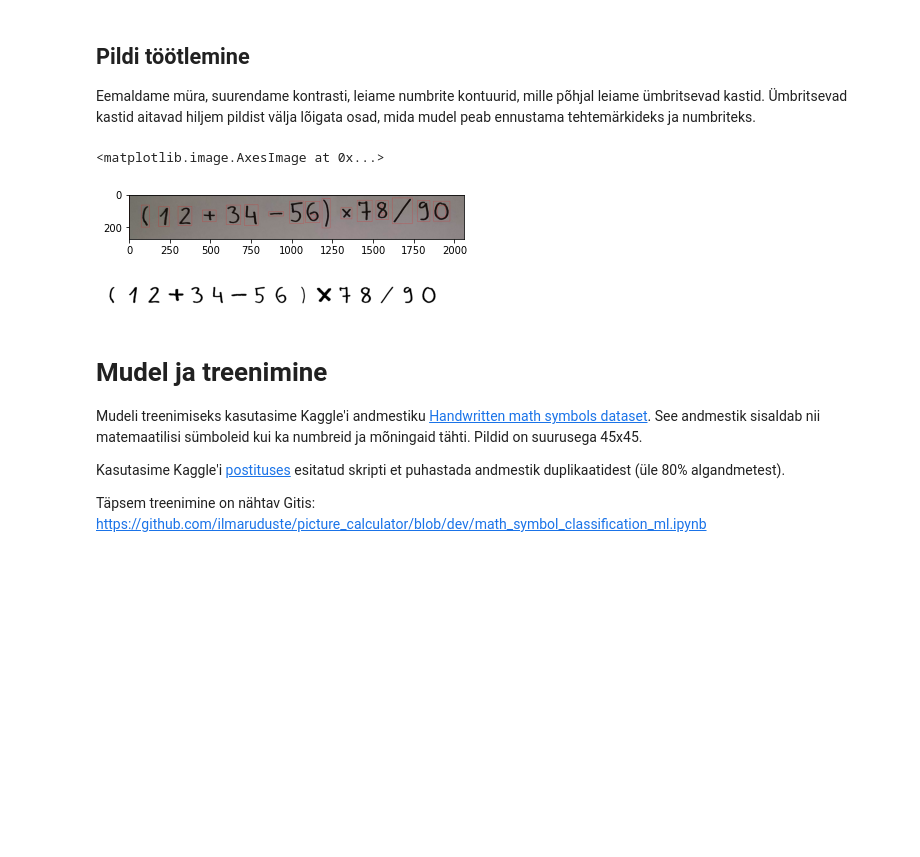
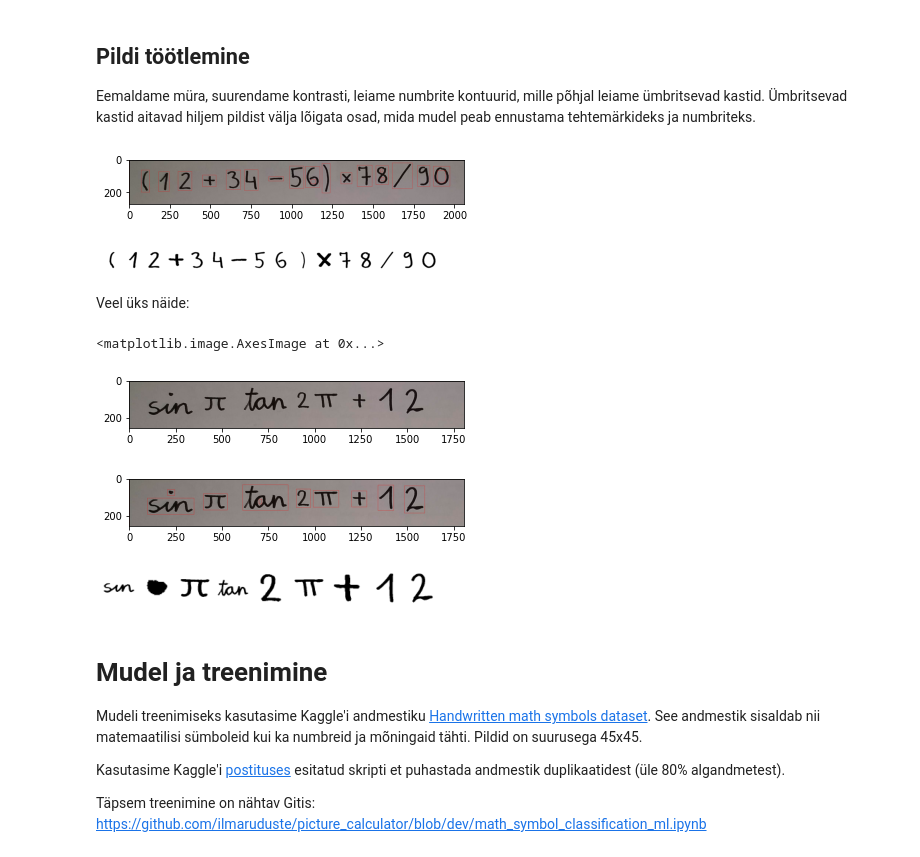
Before and after one commit to ilmaruduste/picture_calculator, a Jupyter notebook: main_colab.ipynb, the cells around one changed output. Saved outputs shown, nothing was run; the diff lists cells and outputs as text; code cells hidden in the pictures; blank space fills up the shorter version.

Commit message:
täiendasin colabi veel ühe pilditöötluse näitega

```diff
--- a/main_colab.ipynb
+++ b/main_colab.ipynb
@@ -112,36 +112,38 @@ plt.imshow(img)
 Eemaldame müra, suurendame kontrasti, leiame numbrite kontuurid, mille põhjal leiame ümbritsevad kastid.
 Ümbritsevad kastid aitavad hiljem pildist välja lõigata osad, mida mudel peab ennustama tehtemärkideks ja numbriteks.
 # %%
-img = cv2.imread(filename)
+def pildi_tootlus(img):
+  img_gray = cv2.cvtColor(img, cv2.COLOR_BGR2GRAY)
 
-img_gray = cv2.cvtColor(img, cv2.COLOR_BGR2GRAY)
+  #blurimine vajalik et eemaldada müra
+  blur_img = cv2.GaussianBlur(img_gray,(5,5),0)
+  #thresholdimisega teeme hallist taustast valge ja tekstist musta
+  ret, thresh = cv2.threshold(blur_img,0,255,cv2.THRESH_BINARY+cv2.THRESH_OTSU)
 
-#blurimine vajalik et eemaldada müra
-blur_img = cv2.GaussianBlur(img_gray,(5,5),0)
-#thresholdimisega teeme hallist taustast valge ja tekstist musta
-ret, thresh = cv2.threshold(blur_img,0,255,cv2.THRESH_BINARY+cv2.THRESH_OTSU)
+  # paksendan jooni kõvasti, et lähedalolevad sümbolid (nt võrdusmärgid) muutuksid üheks
+  kernel = np.ones((13,13),np.uint8)
+  thresh_dilate = cv2.erode(thresh, kernel, iterations=1)
 
-# paksendan jooni kõvasti, et lähedalolevad sümbolid (nt võrdusmärgid) muutuksid üheks
-kernel = np.ones((13,13),np.uint8)
-thresh_dilate = cv2.erode(thresh, kernel, iterations=1)
+  contours,hierarchy = cv2.findContours(thresh_dilate, cv2.RETR_LIST, cv2.CHAIN_APPROX_SIMPLE)
+  # contours,hierarchy = cv2.findContours(thresh, cv2.RETR_LIST, cv2.CHAIN_APPROX_SIMPLE)
+  boxed_img = img.copy()
+  joined_boxes = []
+  for cnt in contours:
+      x,y,w,h = cv2.boundingRect(cnt)
+      # kui kast ei ole terve pildi suurune siis lisame jälgitavasse
+      if w < img_gray.shape[1] and h < img_gray.shape[0]:
+          joined_boxes.append([x,y,w,h])
+      boxed_img = cv2.rectangle(boxed_img,(x,y),(x+w,y+h),(255,0,0),1)
 
-contours,hierarchy = cv2.findContours(thresh_dilate, cv2.RETR_LIST, cv2.CHAIN_APPROX_SIMPLE)
-# contours,hierarchy = cv2.findContours(thresh, cv2.RETR_LIST, cv2.CHAIN_APPROX_SIMPLE)
-boxed_img = img.copy()
-joined_boxes = []
-for cnt in contours:
-    x,y,w,h = cv2.boundingRect(cnt)
-    # kui kast ei ole terve pildi suurune siis lisame jälgitavasse
-    if w < img_gray.shape[1] and h < img_gray.shape[0]:
-        joined_boxes.append([x,y,w,h])
-    boxed_img = cv2.rectangle(boxed_img,(x,y),(x+w,y+h),(255,0,0),1)
+  joined_boxes = remove_inside_boxes(joined_boxes)
 
-joined_boxes = remove_inside_boxes(joined_boxes)
+  imgbytes = cv2.imencode(".png", boxed_img)[1].tobytes()
+  plt.imshow(boxed_img)
 
-imgbytes = cv2.imencode(".png", boxed_img)[1].tobytes()
-plt.imshow(boxed_img)
+  return thresh, joined_boxes
+
+thresh, joined_boxes = pildi_tootlus(img)
 # %% [output]
-<matplotlib.image.AxesImage at 0x...>
 [figure]
 # %%
 order_boxes(joined_boxes)
@@ -152,6 +154,23 @@ tiny_crops = make_square(crops, 45)
 draw_crops(crops, draw_axis="off")
 # %% [output]
 [figure]
+# %% [markdown]
+Veel üks näide:
+# %%
+img2 = cv2.imread('test_images/bigger_sintan.png')
+plt.imshow(img2)
+# %% [output]
+<matplotlib.image.AxesImage at 0x...>
+[figure, added]
+# %%
+thresh2, joined_boxes2 = pildi_tootlus(img2)
+# %% [output]
+[figure, added]
+# %%
+order_boxes(joined_boxes2)
+draw_crops(make_square(get_crops(thresh2, joined_boxes2, False),45), draw_axis="off")
+# %% [output]
+[figure, added]
 # %% [markdown]
 # Mudel ja treenimine
 
```
